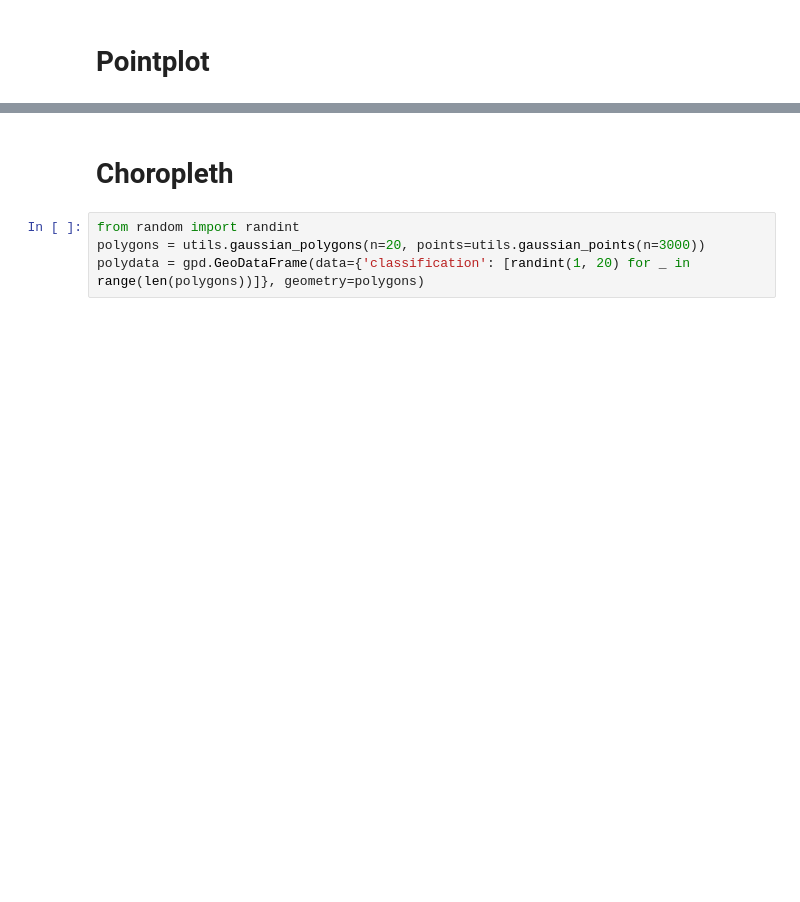
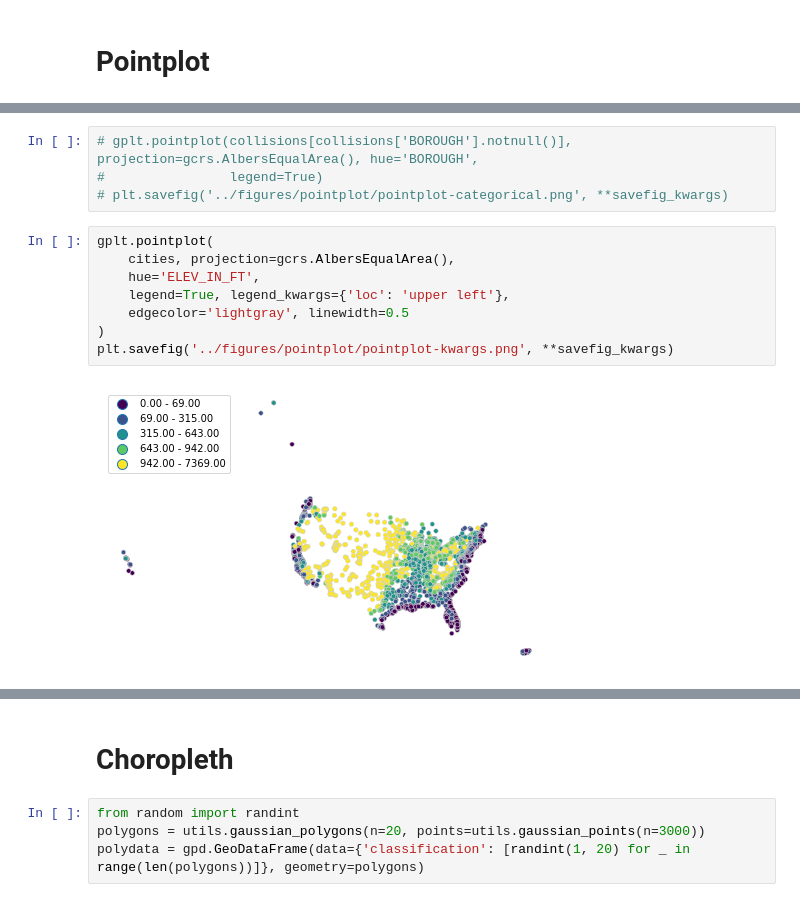
Before and after one commit to ResidentMario/geoplot, a Jupyter notebook: notebooks/generate-api-reference-images.ipynb, the cells around one changed output, grey strips where cells are left out. Drawn from its saved outputs; the diff is of its cells as text; blank space fills up the shorter version.

```diff
--- a/notebooks/generate-api-reference-images.ipynb
+++ b/notebooks/generate-api-reference-images.ipynb
@@ -66 +42,15 @@ plt.savefig('../figures/pointplot/pointplot-legend.png', **savefig_kwargs)
+# %%
+# gplt.pointplot(collisions[collisions['BOROUGH'].notnull()], projection=gcrs.AlbersEqualArea(), hue='BOROUGH',
+#                legend=True)
+# plt.savefig('../figures/pointplot/pointplot-categorical.png', **savefig_kwargs)
+# %%
+gplt.pointplot(
+    cities, projection=gcrs.AlbersEqualArea(),
+    hue='ELEV_IN_FT',
+    legend=True, legend_kwargs={'loc': 'upper left'},
+    edgecolor='lightgray', linewidth=0.5
+)
+plt.savefig('../figures/pointplot/pointplot-kwargs.png', **savefig_kwargs)
+# %% [output]
+[figure, added]
 # %%
```
Also changed, not shown: parts of 23 cells of this notebook, 10 other files.
